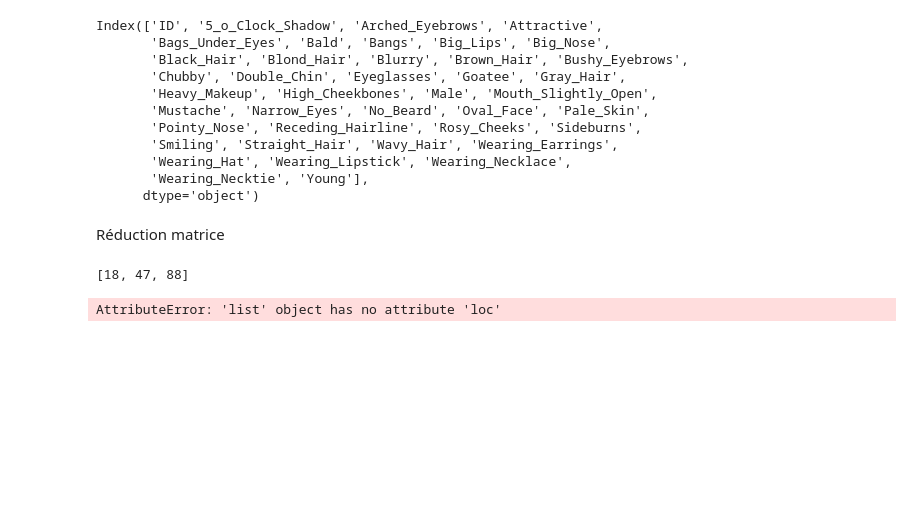
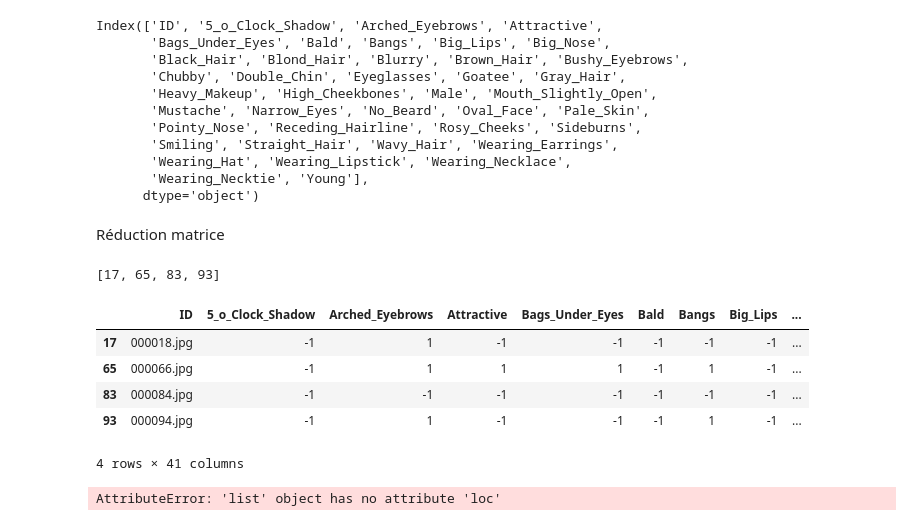
Before and after one commit to Lina-ouaret/Project_4bim, a Jupyter notebook: projet/TP1.ipynb, the cells around one changed output. Saved outputs shown, nothing was run; the diff lists cells and outputs as text; code cells hidden in the pictures; blank space fills up the shorter version.

Commit message:
màj tests unitaires

```diff
--- a/projet/TP1.ipynb
+++ b/projet/TP1.ipynb
@@ -75,12 +75,18 @@ def matrix_reduction(df,fixed_att):
     return df.index.tolist()
 # %%
 df_attributes=matrix_reduction(df_attributes,fixed_attributes)
-# %%
-df_test = matrix_reduction(df_test,fixed_attributes_test)
-
-df_test
-# %% [output]
-[18, 47, 88]
+# %%
+df_test_list = matrix_reduction(df_test,{"Male":-1, "Young":-1})
+print(df_test_list)
+df_test
+# %% [output]
+[17, 65, 83, 93]
+|  | ID | 5_o_Clock_Shadow | Arched_Eyebrows | Attractive | Bags_Under_Eyes | Bald | Bangs | Big_Lips | ... |
+| 17 | 000018.jpg | -1 | 1 | -1 | -1 | -1 | -1 | -1 | ... |
+| 65 | 000066.jpg | -1 | 1 | 1 | 1 | -1 | 1 | -1 | ... |
+| 83 | 000084.jpg | -1 | -1 | -1 | -1 | -1 | -1 | -1 | ... |
+| 93 | 000094.jpg | -1 | 1 | -1 | -1 | -1 | 1 | -1 | ... |
+4 rows × 41 columns
 # %%
 def get_attributes_from_ID(df_attributes,photo_id):
     return pd.DataFrame(df_attributes.loc[df_attributes['ID'] == photo_id])
```
Also changed, not shown: parts of 1 cell of this notebook, 1 other file.
